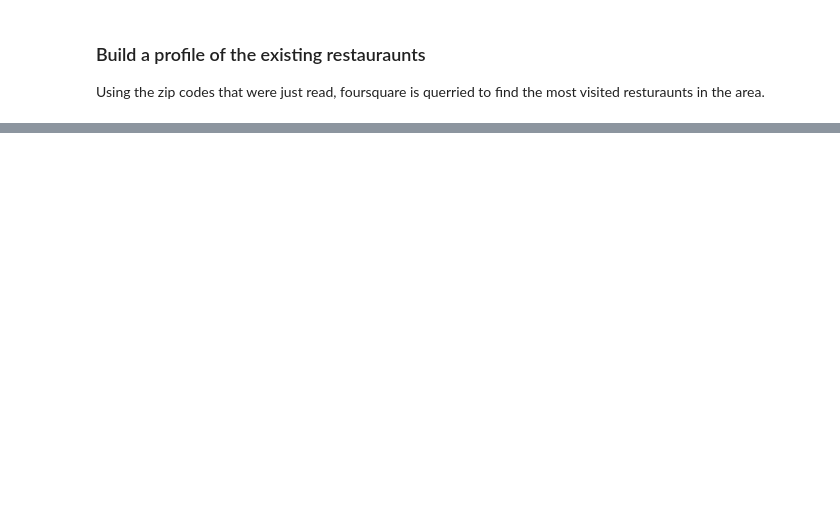
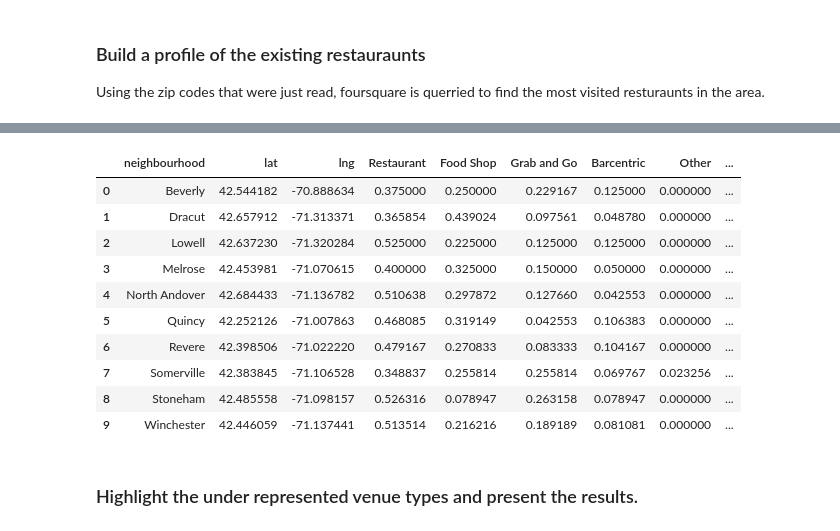
Before and after one commit to martinloki/Coursera_Capstone, a Jupyter notebook: Capstone; Restaurant Location.ipynb, the cells around one changed output, grey strips where cells are left out. Saved outputs shown, nothing was run; the diff lists cells and outputs as text; code cells hidden in the pictures; blank space fills up the shorter version.

```diff
--- a/Capstone; Restaurant Location.ipynb
+++ b/Capstone; Restaurant Location.ipynb
@@ -348,0 +383,16 @@ NameError: name 'toronto_grouped' is not defined
+# %%
+# Create a new dataframe to allow for comparison of the rolled up bucket data.
+bnc_onehot=pd.get_dummies(df_bcn_venues[['bucket']], prefix="", prefix_sep="")
+
+# add neighbourhood column back to dataframe
+bnc_onehot['neighbourhood'] = df_top10_bcn_venues['neighbourhood']
+bnc_onehot['lat'] = df_top10_bcn_venues['lat']
+bnc_onehot['lng'] = df_top10_bcn_venues['lng']
+
+
+# move neighbourhood column to the first column
+fixed_columns = [bnc_onehot.columns[-1]] + list(bnc_onehot.columns[:-1])
+bnc_onehot = bnc_onehot[fixed_columns]
+
+#Create a grouped version for knn use later.
+bnc_grouped = bnc_onehot.groupby('neighbourhood').mean().reset_index()
@@ -348,0 +412,4 @@ NameError: name 'toronto_grouped' is not defined
+# %%
+#Adjust columns for legability, shifting lat and lng over and, since it's being modified, sorting the remaining columns by distribution.  (Doing it manually to save a step.)
+bnc_grouped=bnc_grouped[['neighbourhood','lat','lng','Restaurant','Food Shop','Grab and Go','Barcentric','Other']]
+bnc_grouped.head(2)
@@ -348,0 +420,5 @@ NameError: name 'toronto_grouped' is not defined
+# %%
+# ½ DEV CODE
+bnc_grouped_bkp=pd.DataFrame(bnc_grouped)
+bnc_grouped=pd.DataFrame(bnc_grouped_bkp)
+bnc_grouped
@@ -348,0 +437,6 @@ NameError: name 'toronto_grouped' is not defined
+# %%
+# Create a dataframe with the average venue distribution percentages
+df_venue_dsitribution=pd.DataFrame((df_bcn_venues.groupby('bucket')['name'].count()/df_bcn_venues['name'].count()).sort_values(ascending=False))
+df_venue_dsitribution.rename({'name':'Target Pct'}, axis=1, inplace=True)
+df_venue_dsitribution.reset_index(inplace=True)
+df_venue_dsitribution.head()
@@ -348,0 +450,20 @@ NameError: name 'toronto_grouped' is not defined
+# %%
+for thisBucket in df_venue_dsitribution['bucket']:
+    bnc_grouped[("Target % "+ thisBucket)]=max(df_venue_dsitribution['Target Pct'].loc[df_venue_dsitribution['bucket']==thisBucket])
+    bnc_grouped[(thisBucket + " Viability Score")]=(max(df_venue_dsitribution['Target Pct'].loc[df_venue_dsitribution['bucket']==thisBucket])-bnc_grouped[thisBucket])
+    bnc_grouped.loc[bnc_grouped[(thisBucket + " Viability Score")]<0,(thisBucket + " Viability Score")] = 0
+bnc_grouped
+# %% [output]
+|  | neighbourhood | lat | lng | Restaurant | Food Shop | Grab and Go | Barcentric | Other | ... |
+| 0 | Beverly | 42.544182 | -70.888634 | 0.375000 | 0.250000 | 0.229167 | 0.125000 | 0.000000 | ... |
+| 1 | Dracut | 42.657912 | -71.313371 | 0.365854 | 0.439024 | 0.097561 | 0.048780 | 0.000000 | ... |
+| 2 | Lowell | 42.637230 | -71.320284 | 0.525000 | 0.225000 | 0.125000 | 0.125000 | 0.000000 | ... |
+| 3 | Melrose | 42.453981 | -71.070615 | 0.400000 | 0.325000 | 0.150000 | 0.050000 | 0.000000 | ... |
+| 4 | North Andover | 42.684433 | -71.136782 | 0.510638 | 0.297872 | 0.127660 | 0.042553 | 0.000000 | ... |
+| 5 | Quincy | 42.252126 | -71.007863 | 0.468085 | 0.319149 | 0.042553 | 0.106383 | 0.000000 | ... |
+| 6 | Revere | 42.398506 | -71.022220 | 0.479167 | 0.270833 | 0.083333 | 0.104167 | 0.000000 | ... |
+| 7 | Somerville | 42.383845 | -71.106528 | 0.348837 | 0.255814 | 0.255814 | 0.069767 | 0.023256 | ... |
+| 8 | Stoneham | 42.485558 | -71.098157 | 0.526316 | 0.078947 | 0.263158 | 0.078947 | 0.000000 | ... |
+| 9 | Winchester | 42.446059 | -71.137441 | 0.513514 | 0.216216 | 0.189189 | 0.081081 | 0.000000 | ... |
+# %% [markdown]
+### Highlight the under represented venue types and present the results.
```
Also changed, not shown: parts of 68 cells of this notebook.
